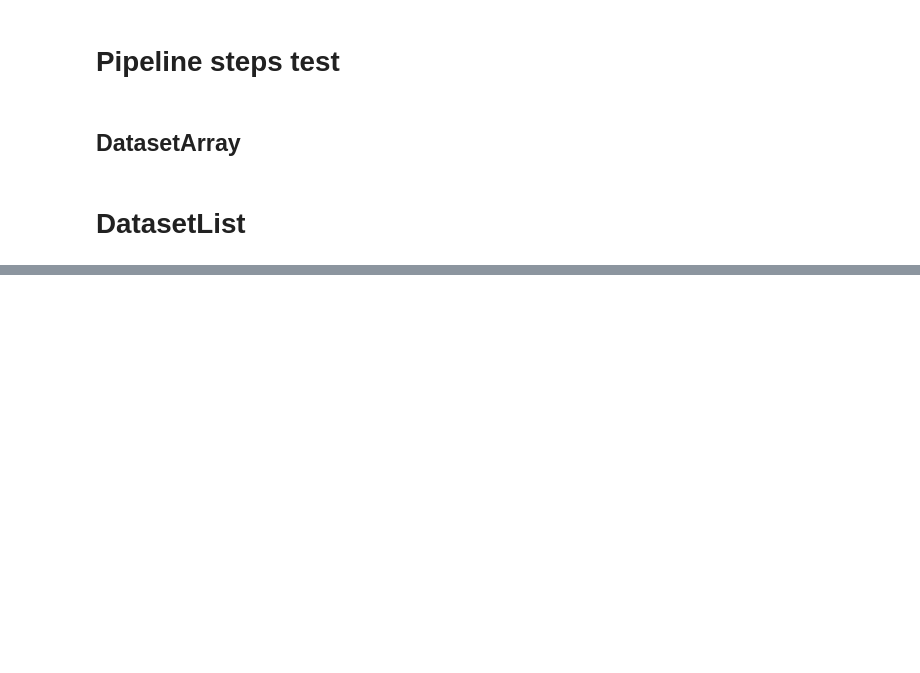
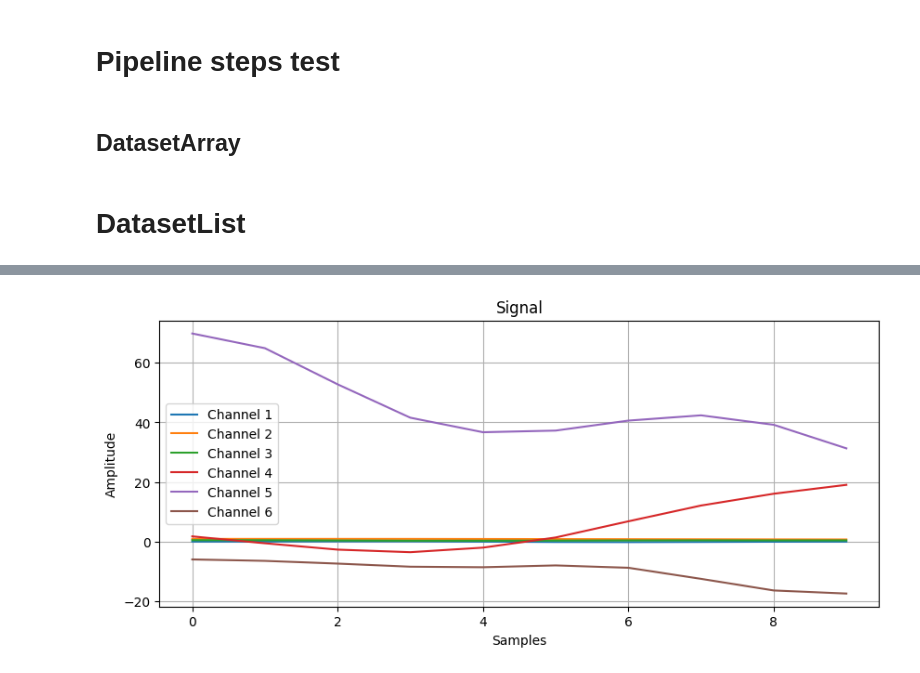
Before and after one commit to AIoT-Group-UoP/crossai-ts, a Jupyter notebook: examples/_dataset3_test.ipynb, the cells around one changed output, grey strips where cells are left out. Saved outputs shown, nothing was run; the diff lists cells and outputs as text; code cells hidden in the pictures; blank space fills up the shorter version.

Commit message:
#104 doc: DataConverters and StandardScaler

```diff
--- a/examples/_dataset3_test.ipynb
+++ b/examples/_dataset3_test.ipynb
@@ -295,6 +337,6 @@ tmp.to_numpy()
 # %%
 from caits.transformers._data_converters_v2 import DatasetToArray
 
-dataConverter = DatasetToArray(flatten=True, dtype=np.float64)
+dataFlatten = DatasetToArray(flatten=True, dtype=np.float64)
 
-dataConverter.fit(tmp)
+dataFlatten.fit(tmp)
@@ -306,13 +365,13 @@ from caits.transformers._data_converters_v2 import ArrayToDataset
 
 shape = tmp.X[0].shape
 
-dataConverterInv = ArrayToDataset(
+dataInverseFlatten = ArrayToDataset(
     shape=shape,
     data_class_fun=tmp.numpy_to_dataset,
     dtype=np.float64,
     axis_names={"axis_1": tmp.X[0].axis_names["axis_1"]}
 )
 
-dataConverterInv.fit(tmp)
+dataInverseFlatten.fit(tmp)
 
-tmp_conv_inv = dataConverterInv.transform(tmp_conv)
+tmp_conv_inv = dataInverseFlatten.transform(tmp_conv)
@@ -329,3 +378,3 @@ pipeline = Pipeline(
 # %%
-tmp_train, tmp_test = tmp.train_test_split(random_state=42)
-tmp_train, tmp_test
+tmp_train, tmp_test, = tmp.train_test_split(random_state=42)
+tmp_train, tmp_test, type(tmp_train.X[0]), type(tmp_test.X[0])
@@ -332,2 +386,13 @@ tmp_train, tmp_test
+# %%
+from sklearn.pipeline import Pipeline
+from sklearn.preprocessing import StandardScaler, FunctionTransformer, MinMaxScaler
+
+pipeline = Pipeline(
+    [
+        ("conv", dataFlatten),
+        ("scaler", StandardScaler()),
+        ("conv_inv", dataInverseFlatten),
+    ]
+)
 # %%
 pipeline.fit(tmp_train)
@@ -343,0 +505,6 @@ final_train_dataset, final_test_dataset
+# %%
+from caits.visualization import plot_signal
+
+plot_signal(tmp_train.X[0].values, return_mode=False)
+# %% [output]
+[figure, added]
```
Also changed, not shown: parts of 23 cells of this notebook.
